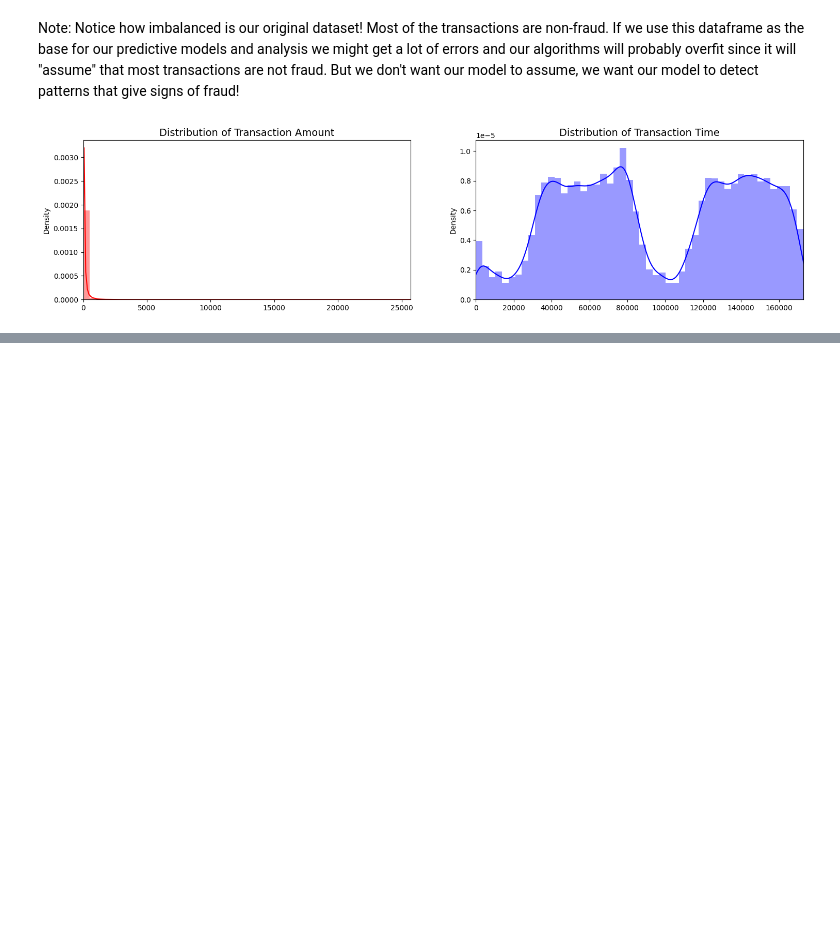
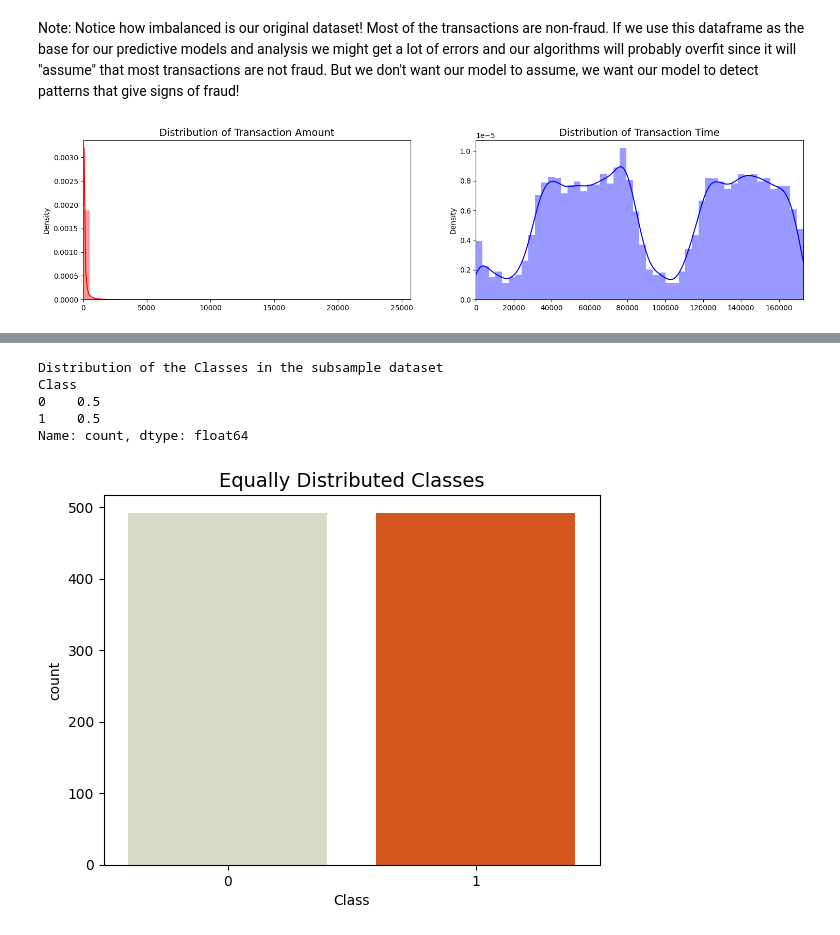
Before and after one commit to alfarezza/MachineLearning-Project, a Jupyter notebook: DataScience/credit.ipynb, the cells around one changed output, grey strips where cells are left out. Saved outputs shown, nothing was run; the diff lists cells and outputs as text; code cells hidden in the pictures; blank space fills up the shorter version.

```diff
--- a/DataScience/credit.ipynb
+++ b/DataScience/credit.ipynb
@@ -161,0 +182,17 @@ plt.show()
+# %%
+from sklearn.preprocessing import StandardScaler, RobustScaler
+
+std_scaler = StandardScaler()
+rob_scaler = RobustScaler()
+
+df['scaled_amount'] = rob_scaler.fit_transform(df['Amount'].values.reshape(-1,1))
+df['scaled_time'] = rob_scaler.fit_transform(df['Time'].values.reshape(-1,1))
+
+df.drop(['Time', 'Amount'], axis= 1, inplace=True)
+# %%
+scaled_amount = df['scaled_amount']
+scaled_time = df['scaled_time']
+
+df.drop(['scaled_amount', 'scaled_time'], axis=1, inplace=True)
+df.insert(0, 'scaled_amount', scaled_amount)
+df.insert(1, 'scaled_time', scaled_time)
@@ -161,0 +275,17 @@ plt.show()
+# %%
+# Since our classes are highly imbalanced, we need to equalize them to achieve a normal distribution.
+
+# Let's shuffle the data before creating the subsamples.
+
+df = df.sample(frac=1)
+
+# amount of fraud classes 492 rows.
+fraud_df = df.loc[df['Class'] == 1]
+non_fraud_df = df.loc[df['Class'] == 0][:492]
+
+normal_distributed_df = pd.concat([fraud_df, non_fraud_df])
+
+# Shuffle dataframe rows
+new_df = normal_distributed_df.sample(frac=1, random_state=42)
+
+new_df.head()
@@ -161,0 +300,16 @@ plt.show()
+# %%
+print('Distribution of the Classes in the subsample dataset')
+print(new_df['Class'].value_counts()/len(new_df))
+
+
+
+sns.countplot(x='Class', data=new_df, palette=colors)
+plt.title('Equally Distributed Classes', fontsize=14)
+plt.show()
+# %% [output]
+Distribution of the Classes in the subsample dataset
+Class
+0    0.5
+1    0.5
+Name: count, dtype: float64
+[figure, added]
```
Also changed, not shown: parts of 13 cells of this notebook.
